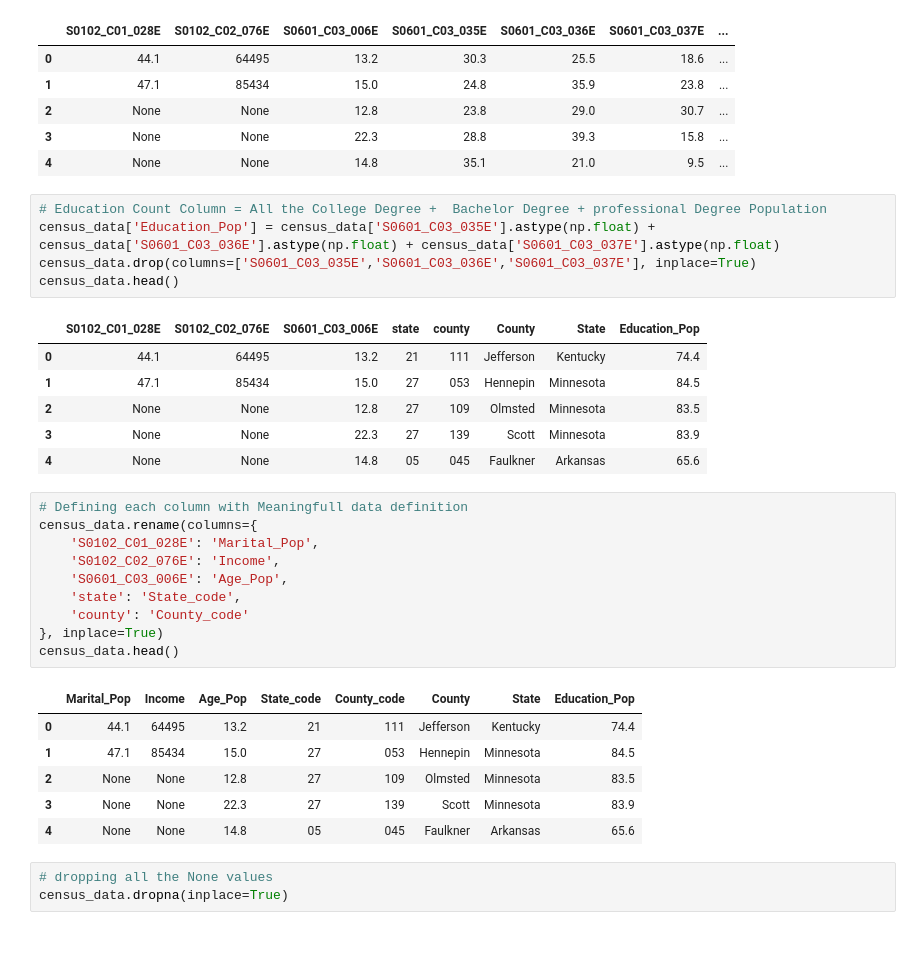
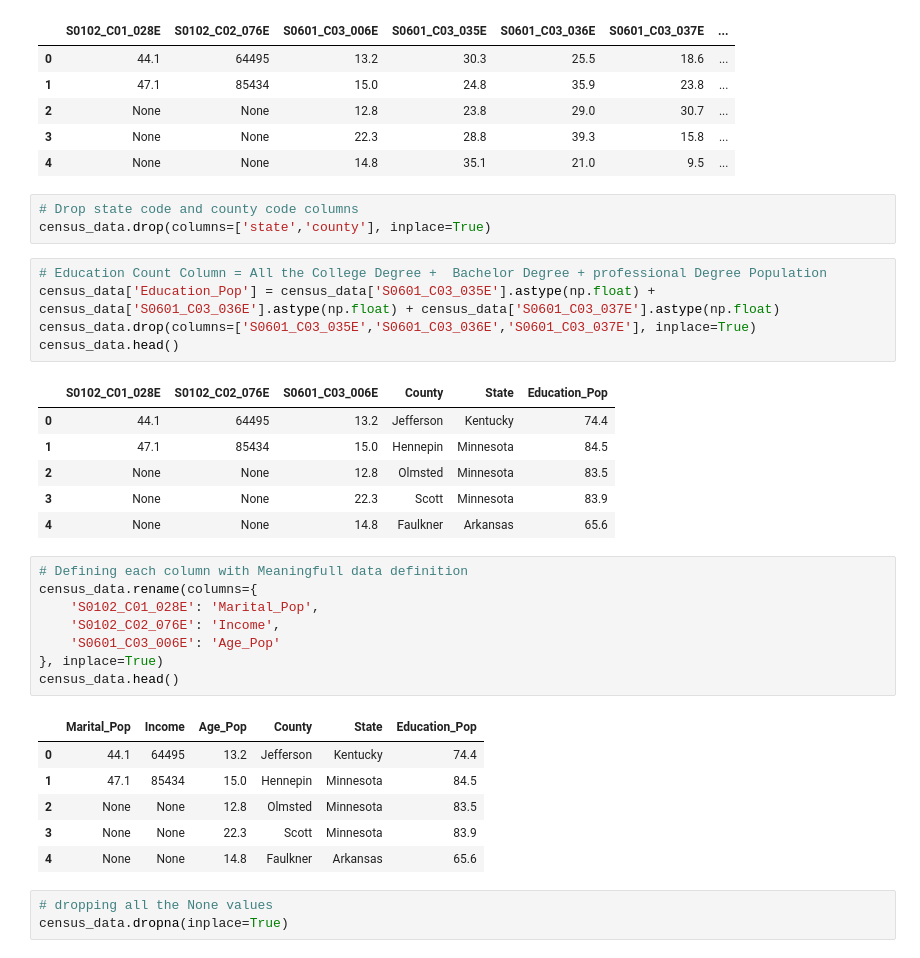
Before and after one commit to chirathlv/Project-Winelist, a Jupyter notebook: dashboard.ipynb, the cells around one changed output. Cells and saved outputs as stored; diff of their text form.

```diff
--- a/dashboard.ipynb
+++ b/dashboard.ipynb
@@ -58,35 +58,36 @@ census_data.head()
 | 2 | None | None | 12.8 | 23.8 | 29.0 | 30.7 | ... |
 | 3 | None | None | 22.3 | 28.8 | 39.3 | 15.8 | ... |
 | 4 | None | None | 14.8 | 35.1 | 21.0 | 9.5 | ... |
+# %%
+# Drop state code and county code columns
+census_data.drop(columns=['state','county'], inplace=True)
 # %%
 # Education Count Column = All the College Degree +  Bachelor Degree + professional Degree Population
 census_data['Education_Pop'] = census_data['S0601_C03_035E'].astype(np.float) + census_data['S0601_C03_036E'].astype(np.float) + census_data['S0601_C03_037E'].astype(np.float)
 census_data.drop(columns=['S0601_C03_035E','S0601_C03_036E','S0601_C03_037E'], inplace=True)
 census_data.head()
 # %% [output]
-|  | S0102_C01_028E | S0102_C02_076E | S0601_C03_006E | state | county | County | State | Education_Pop |
-| 0 | 44.1 | 64495 | 13.2 | 21 | 111 | Jefferson | Kentucky | 74.4 |
-| 1 | 47.1 | 85434 | 15.0 | 27 | 053 | Hennepin | Minnesota | 84.5 |
-| 2 | None | None | 12.8 | 27 | 109 | Olmsted | Minnesota | 83.5 |
-| 3 | None | None | 22.3 | 27 | 139 | Scott | Minnesota | 83.9 |
-| 4 | None | None | 14.8 | 05 | 045 | Faulkner | Arkansas | 65.6 |
+|  | S0102_C01_028E | S0102_C02_076E | S0601_C03_006E | County | State | Education_Pop |
+| 0 | 44.1 | 64495 | 13.2 | Jefferson | Kentucky | 74.4 |
+| 1 | 47.1 | 85434 | 15.0 | Hennepin | Minnesota | 84.5 |
+| 2 | None | None | 12.8 | Olmsted | Minnesota | 83.5 |
+| 3 | None | None | 22.3 | Scott | Minnesota | 83.9 |
+| 4 | None | None | 14.8 | Faulkner | Arkansas | 65.6 |
 # %%
 # Defining each column with Meaningfull data definition
 census_data.rename(columns={
     'S0102_C01_028E': 'Marital_Pop',
     'S0102_C02_076E': 'Income',
-    'S0601_C03_006E': 'Age_Pop',
-    'state': 'State_code',
-    'county': 'County_code'
+    'S0601_C03_006E': 'Age_Pop'
 }, inplace=True)
 census_data.head()
 # %% [output]
-|  | Marital_Pop | Income | Age_Pop | State_code | County_code | County | State | Education_Pop |
-| 0 | 44.1 | 64495 | 13.2 | 21 | 111 | Jefferson | Kentucky | 74.4 |
-| 1 | 47.1 | 85434 | 15.0 | 27 | 053 | Hennepin | Minnesota | 84.5 |
-| 2 | None | None | 12.8 | 27 | 109 | Olmsted | Minnesota | 83.5 |
-| 3 | None | None | 22.3 | 27 | 139 | Scott | Minnesota | 83.9 |
-| 4 | None | None | 14.8 | 05 | 045 | Faulkner | Arkansas | 65.6 |
+|  | Marital_Pop | Income | Age_Pop | County | State | Education_Pop |
+| 0 | 44.1 | 64495 | 13.2 | Jefferson | Kentucky | 74.4 |
+| 1 | 47.1 | 85434 | 15.0 | Hennepin | Minnesota | 84.5 |
+| 2 | None | None | 12.8 | Olmsted | Minnesota | 83.5 |
+| 3 | None | None | 22.3 | Scott | Minnesota | 83.9 |
+| 4 | None | None | 14.8 | Faulkner | Arkansas | 65.6 |
 # %%
 # dropping all the None values
 census_data.dropna(inplace=True)
```
Also changed, not shown: parts of 10 cells of this notebook.
